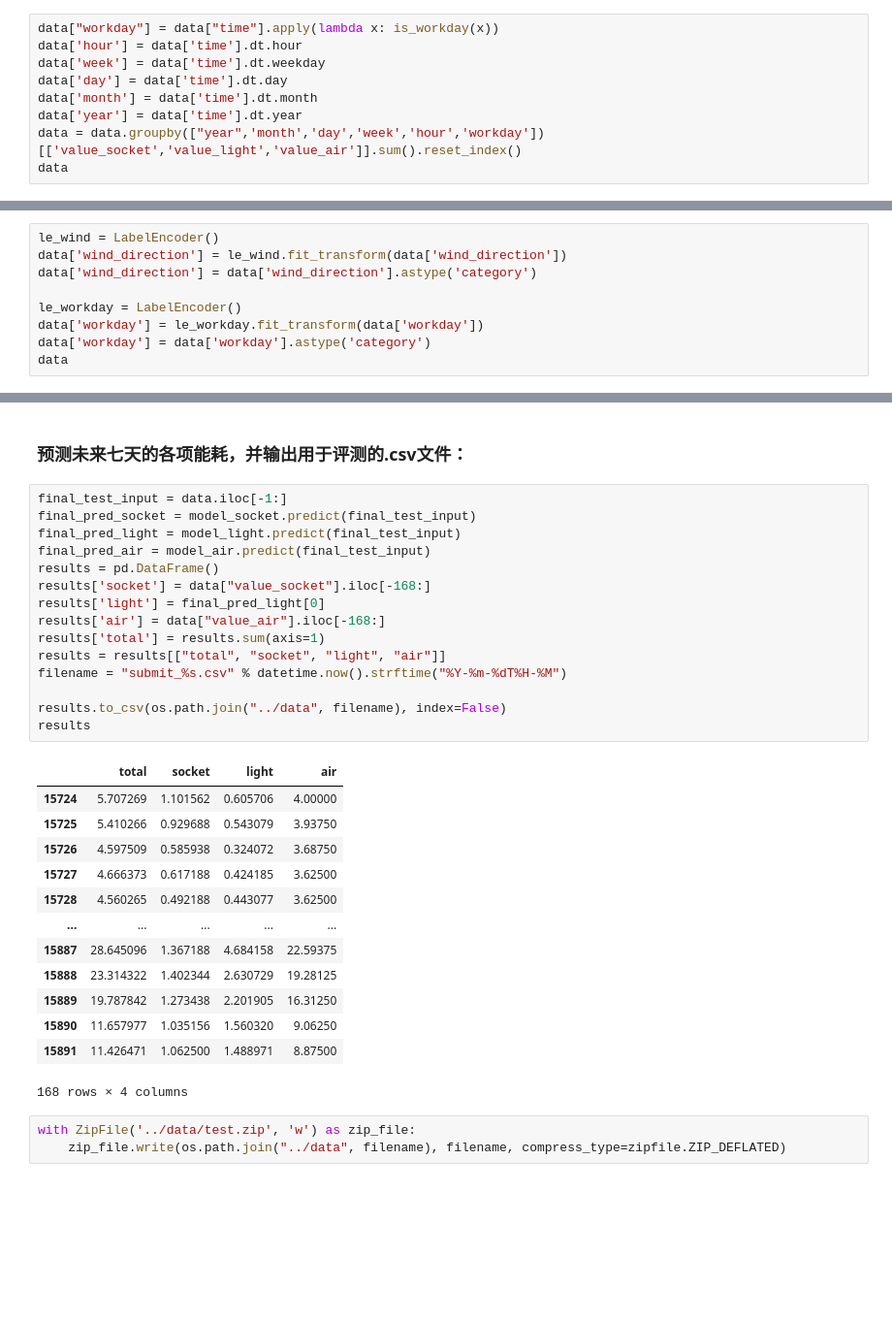
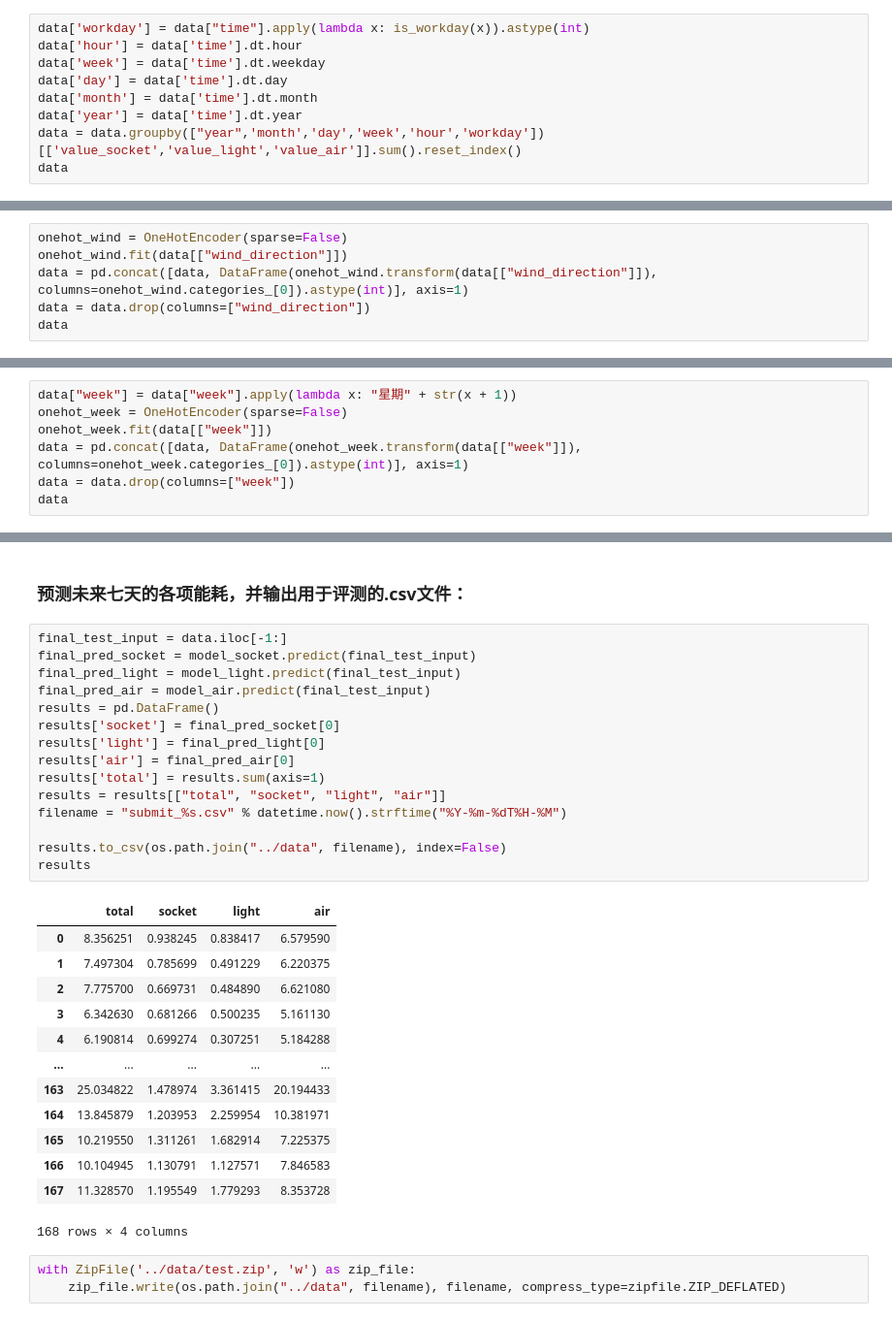
Before and after one commit to ZongXR/Smart-Building-Energy-Consumption-Prediction, a Jupyter notebook: notebooks/LightGBM.ipynb, the cells around one changed output, grey strips where cells are left out. Shown at 97% size. Cells and saved outputs as stored; diff of their text form; blank space fills up the shorter version.

```diff
--- a/notebooks/LightGBM.ipynb
+++ b/notebooks/LightGBM.ipynb
@@ -120,7 +121,7 @@ data
 # %% [markdown]
 <h3>将数据尺度调整为每小时，并根据赛题要求选定数据范围，构造特征：</h3>
 # %%
-data["workday"] = data["time"].apply(lambda x: is_workday(x))
+data['workday'] = data["time"].apply(lambda x: is_workday(x)).astype(int)
 data['hour'] = data['time'].dt.hour
 data['week'] = data['time'].dt.weekday
 data['day'] = data['time'].dt.day
@@ -179,9 +164,0 @@ data
-# %%
-le_wind = LabelEncoder()
-data['wind_direction'] = le_wind.fit_transform(data['wind_direction'])
-data['wind_direction'] = data['wind_direction'].astype('category')
-
-le_workday = LabelEncoder()
-data['workday'] = le_workday.fit_transform(data['workday'])
-data['workday'] = data['workday'].astype('category')
-data
@@ -201,0 +167,6 @@ data
+# %%
+onehot_wind = OneHotEncoder(sparse=False)
+onehot_wind.fit(data[["wind_direction"]])
+data = pd.concat([data, DataFrame(onehot_wind.transform(data[["wind_direction"]]), columns=onehot_wind.categories_[0]).astype(int)], axis=1)
+data = data.drop(columns=["wind_direction"])
+data
@@ -201,0 +189,7 @@ data
+# %%
+data["week"] = data["week"].apply(lambda x: "星期" + str(x + 1))
+onehot_week = OneHotEncoder(sparse=False)
+onehot_week.fit(data[["week"]])
+data = pd.concat([data, DataFrame(onehot_week.transform(data[["week"]]), columns=onehot_week.categories_[0]).astype(int)], axis=1)
+data = data.drop(columns=["week"])
+data
@@ -447,31 +455,31 @@ R2_T_total
 # %%
 final_test_input = data.iloc[-1:]
 final_pred_socket = model_socket.predict(final_test_input)
 final_pred_light = model_light.predict(final_test_input)
 final_pred_air = model_air.predict(final_test_input)
 results = pd.DataFrame()
-results['socket'] = data["value_socket"].iloc[-168:]
+results['socket'] = final_pred_socket[0]
 results['light'] = final_pred_light[0]
-results['air'] = data["value_air"].iloc[-168:]
+results['air'] = final_pred_air[0]
 results['total'] = results.sum(axis=1)
 results = results[["total", "socket", "light", "air"]]
 filename = "submit_%s.csv" % datetime.now().strftime("%Y-%m-%dT%H-%M")
 
 results.to_csv(os.path.join("../data", filename), index=False)
 results
 # %% [output]
 |  | total | socket | light | air |
-| 15724 | 5.707269 | 1.101562 | 0.605706 | 4.00000 |
-| 15725 | 5.410266 | 0.929688 | 0.543079 | 3.93750 |
-| 15726 | 4.597509 | 0.585938 | 0.324072 | 3.68750 |
-| 15727 | 4.666373 | 0.617188 | 0.424185 | 3.62500 |
-| 15728 | 4.560265 | 0.492188 | 0.443077 | 3.62500 |
+| 0 | 8.356251 | 0.938245 | 0.838417 | 6.579590 |
+| 1 | 7.497304 | 0.785699 | 0.491229 | 6.220375 |
+| 2 | 7.775700 | 0.669731 | 0.484890 | 6.621080 |
+| 3 | 6.342630 | 0.681266 | 0.500235 | 5.161130 |
+| 4 | 6.190814 | 0.699274 | 0.307251 | 5.184288 |
 | ... | ... | ... | ... | ... |
-| 15887 | 28.645096 | 1.367188 | 4.684158 | 22.59375 |
-| 15888 | 23.314322 | 1.402344 | 2.630729 | 19.28125 |
-| 15889 | 19.787842 | 1.273438 | 2.201905 | 16.31250 |
-| 15890 | 11.657977 | 1.035156 | 1.560320 | 9.06250 |
-| 15891 | 11.426471 | 1.062500 | 1.488971 | 8.87500 |
+| 163 | 25.034822 | 1.478974 | 3.361415 | 20.194433 |
+| 164 | 13.845879 | 1.203953 | 2.259954 | 10.381971 |
+| 165 | 10.219550 | 1.311261 | 1.682914 | 7.225375 |
+| 166 | 10.104945 | 1.130791 | 1.127571 | 7.846583 |
+| 167 | 11.328570 | 1.195549 | 1.779293 | 8.353728 |
 168 rows × 4 columns
 # %%
 with ZipFile('../data/test.zip', 'w') as zip_file:
```
Also changed, not shown: parts of 18 cells of this notebook, 2 other files.
